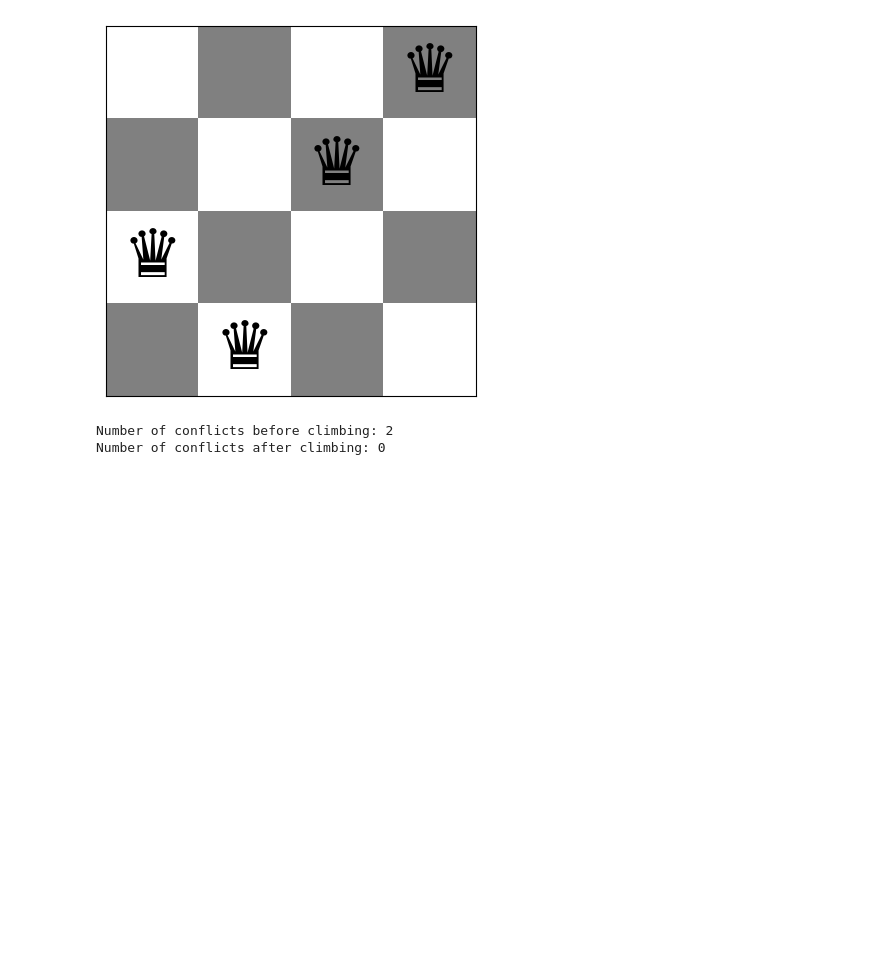
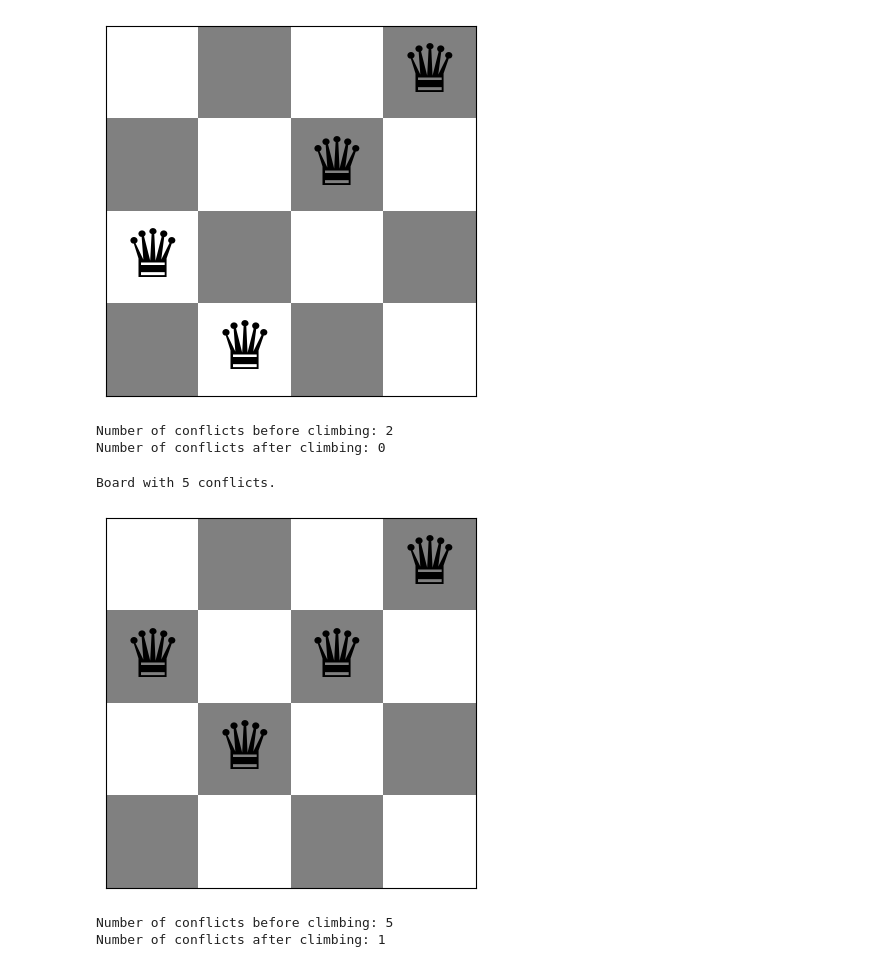
Before and after one commit to JamocaVisions/CodeCursor, a Jupyter notebook: Local_Search/n_queens.ipynb, the cells around one changed output. Saved outputs shown, nothing was run; the diff lists cells and outputs as text; code cells hidden in the pictures; blank space fills up the shorter version.

```diff
--- a/Local_Search/n_queens.ipynb
+++ b/Local_Search/n_queens.ipynb
@@ -525,30 +537,46 @@ Number of conflicts before climbing: 2
 Number of conflicts after climbing: 0
 # %%
 import random
-def uphill_improv_moves(board):
-  random_neighbors = []
-  for i in range(5):
-    new_board = list(board)
-    new_board[random.randint(0,(len(board)-1))] = random.randint(0,(len(board)-1))
-    random_neighbors.append(new_board)
-  return random_neighbors
+def improv_moves(board):
+  length = len(board)
+  best_result = board
+  neighbors = []
+  for row in range(length):
+    for column in range(length):
+      if column != board[row]:
+        new_board = list(board)
+        new_board[row] = column
+        if conflicts_jit(new_board) < conflicts_jit(best_result):
+          neighbors.append((row,column))
+  return neighbors
 
 
-def stochastic_hill_climbing(board):
+def update_two_queens(board):
   current = list(board)
   for i in range(100):
     if conflicts_jit(current) == 0:
       return current
     new_board = list(current)
-    neighbors = uphill_improv_moves(new_board)
-    new_board = neighbors[random.randrange(len(neighbors))]
+    neighbors = improv_moves(new_board)
+    if len(neighbors) > 1:
+      new_board[neighbors[0][0]] = neighbors[0][1]
+      new_board[neighbors[1][0]] = neighbors[1][1]
+    elif len(neighbors) == 1:
+      new_board[neighbors[0][0]] = neighbors[0][1]
+    else:
+      return current
     if conflicts_jit(new_board) < conflicts_jit(current):
       current = new_board
   return current
 
 
 board = random_board(4)
 show_board(board)
 print(f"Number of conflicts before climbing: {conflicts_jit(board)}")
-board = stochastic_hill_climbing(board)
+board = update_two_queens(board)
 print(f"Number of conflicts after climbing: {conflicts_jit(board)}")
+# %% [output]
+Board with 5 conflicts.
+[figure, added]
+Number of conflicts before climbing: 5
+Number of conflicts after climbing: 1
```
Also changed, not shown: parts of 7 cells of this notebook.
